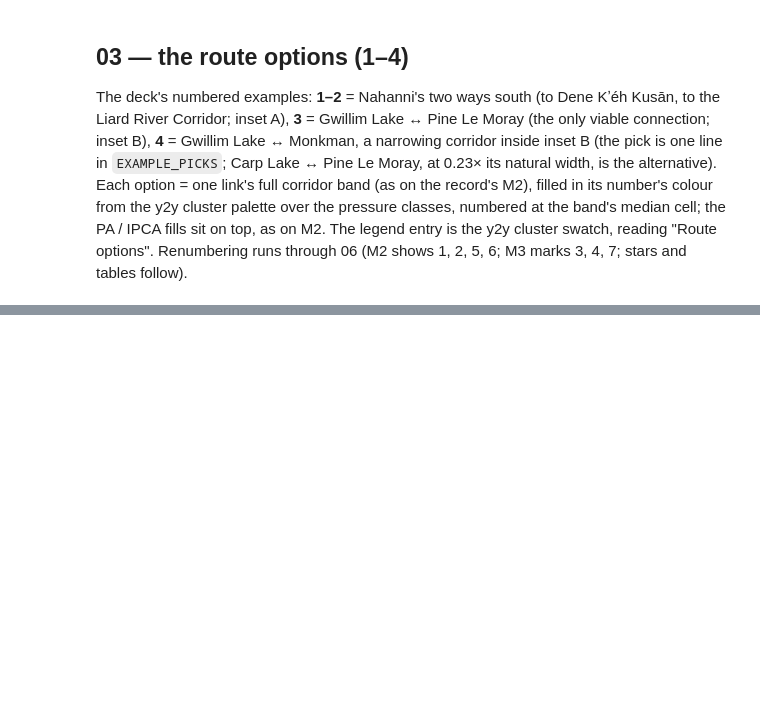
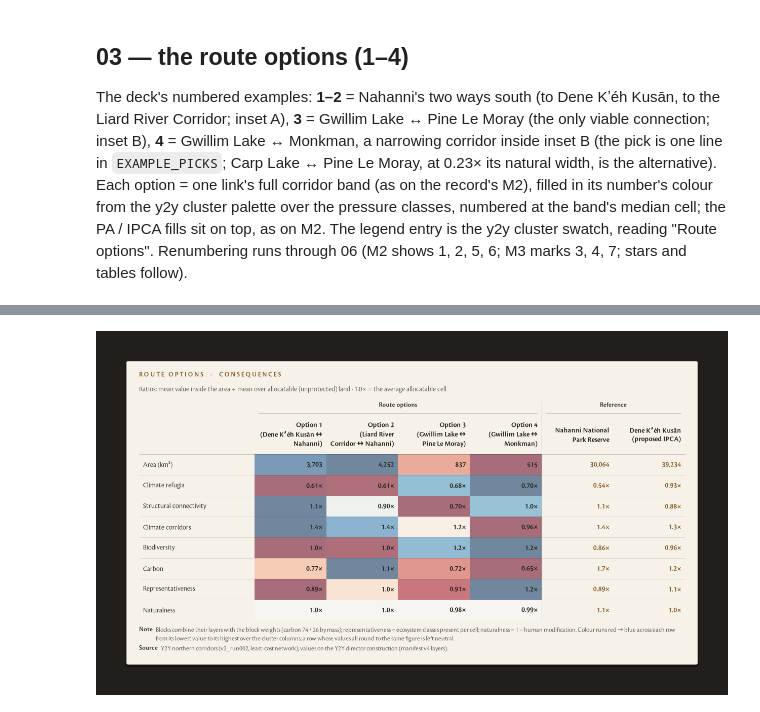
Before and after one commit to bermane/y2y-spatial-optimization, a Jupyter notebook: analyses/northern_connectivity/07_director_outputs.ipynb, the cells around one changed output, grey strips where cells are left out. Saved outputs shown, nothing was run; the diff lists cells and outputs as text; code cells hidden in the pictures; blank space fills up the shorter version.

```diff
--- a/analyses/northern_connectivity/07_director_outputs.ipynb
+++ b/analyses/northern_connectivity/07_director_outputs.ipynb
@@ -90,0 +115,4 @@ PosixPath('/Users/ethanberman/Dropbox/Python Projects/y2y-spatial-optimization/o
+# %%
+cd.option_consequences(P, OUT / "05_route_option_consequences.png")
+# %% [output]
+[figure, added]
```
Also changed, not shown: parts of 8 cells of this notebook, 42 other files.
